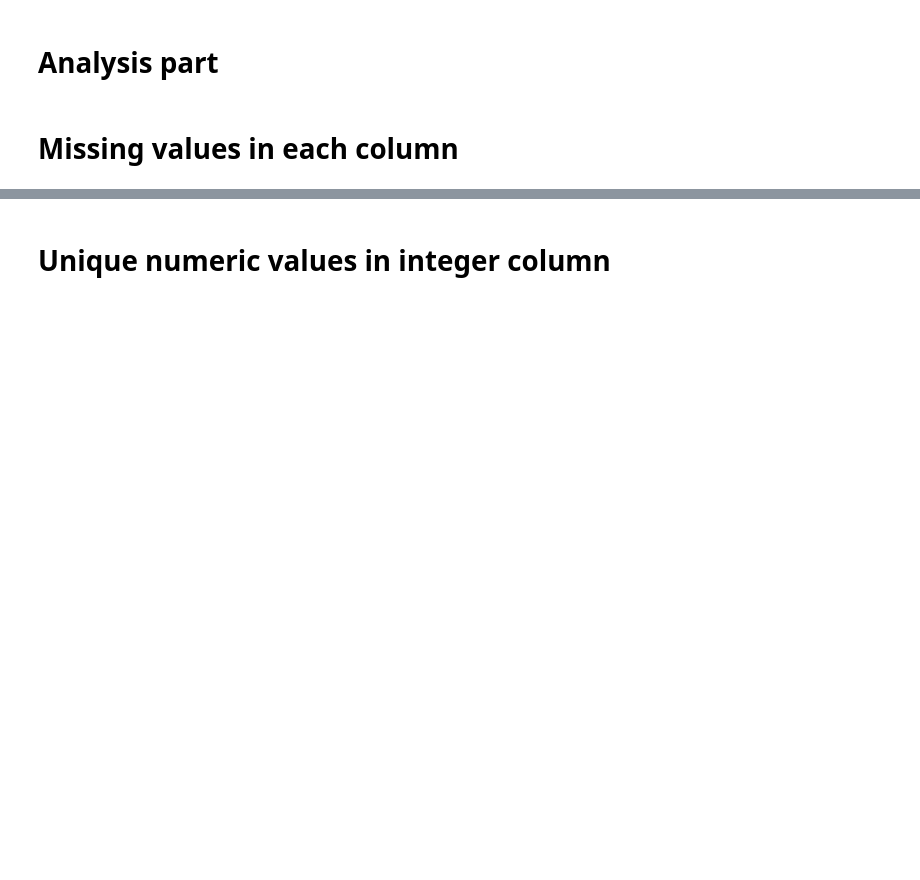
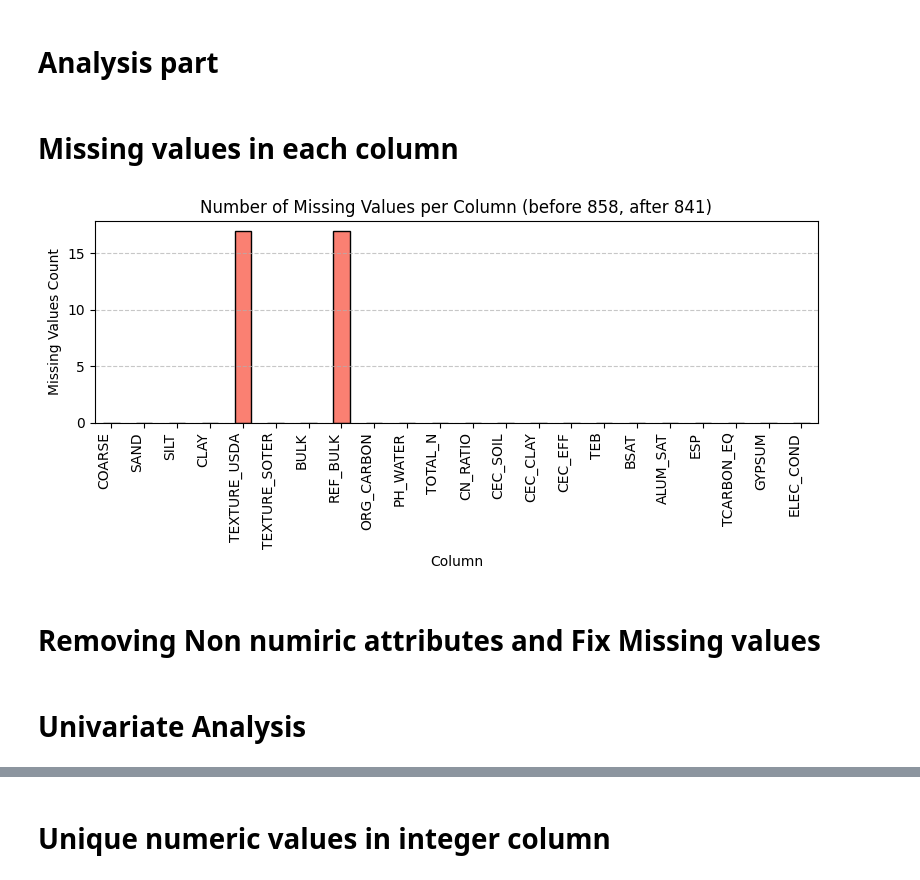
Before and after one commit to MohamedRamzi9/Data-Mining-Project, a Jupyter notebook: data_processing/soil.ipynb, the cells around one changed output, grey strips where cells are left out. Drawn from its saved outputs; the diff is of its cells as text; code cells hidden in the pictures; blank space fills up the shorter version.

```diff
--- a/data_processing/soil.ipynb
+++ b/data_processing/soil.ipynb
@@ -97,19 +99,21 @@ import math
 # %% [markdown]
 # Missing values in each column
 # %%
-
 
 missing_values_percentage = layers.isnull().sum()
 old_number_of_rows = layers.shape[0]
 plt.figure(figsize=(8,4))
 missing_values_percentage.plot(kind='bar', color='salmon', edgecolor='black')
-layers = layers.dropna()
-new_number_of_rows = layers.shape[0]
+new_number_of_rows = layers.dropna().shape[0]
 
 plt.title(f"Number of Missing Values per Column (before {old_number_of_rows}, after {new_number_of_rows})")
 plt.ylabel("Missing Values Count")
 plt.xlabel("Column")
 plt.xticks(rotation=90, ha='right')
 plt.grid(axis='y', linestyle='--', alpha=0.7)
 plt.tight_layout()
 plt.show()
+# %% [output]
+[figure, added]
+# %% [markdown]
+# Removing Non numiric attributes and Fix Missing values
@@ -115,0 +123,2 @@ plt.show()
+# %% [markdown]
+# Univariate Analysis
```
Also changed, not shown: parts of 5 cells of this notebook, 1 other file.
